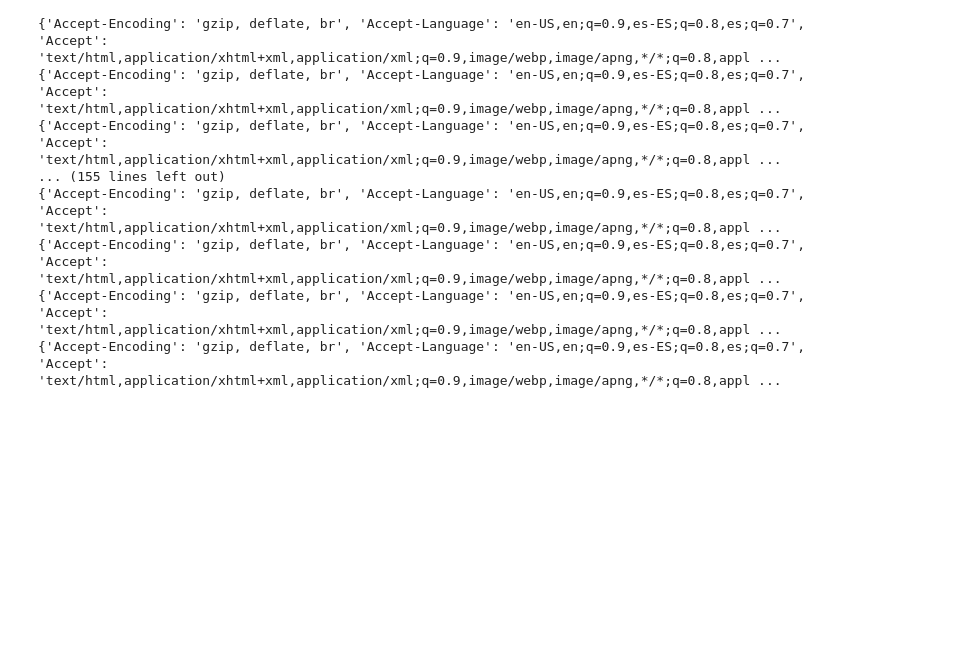
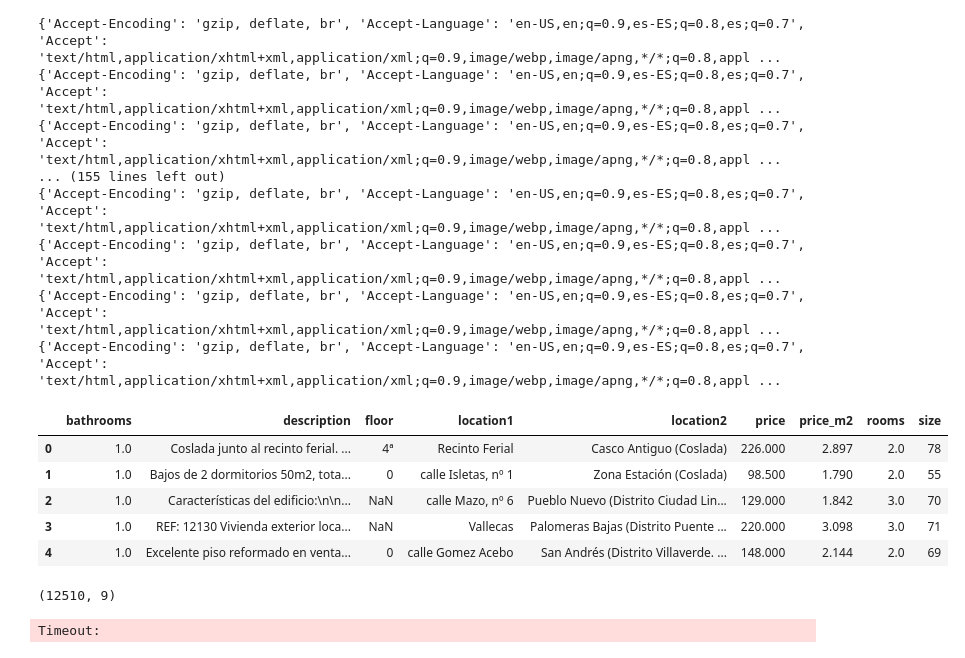
Before and after one commit to carlosdsaez/data_final_project, a Jupyter notebook: python/pisos.com.ipynb, the cells around one changed output. Saved outputs shown, nothing was run; the diff lists cells and outputs as text; code cells hidden in the pictures; blank space fills up the shorter version.

```diff
--- a/python/pisos.com.ipynb
+++ b/python/pisos.com.ipynb
@@ -311,3 +313,18 @@ resultado350_520 = kickstart(URL_general, range(350, 521), headers)
 {'Accept-Encoding': 'gzip, deflate, br', 'Accept-Language': 'en-US,en;q=0.9,es-ES;q=0.8,es;q=0.7', 'Accept': 'text/html,application/xhtml+xml,application/xml;q=0.9,image/webp,image/apng,*/*;q=0.8,appl ...
 {'Accept-Encoding': 'gzip, deflate, br', 'Accept-Language': 'en-US,en;q=0.9,es-ES;q=0.8,es;q=0.7', 'Accept': 'text/html,application/xhtml+xml,application/xml;q=0.9,image/webp,image/apng,*/*;q=0.8,appl ...
 {'Accept-Encoding': 'gzip, deflate, br', 'Accept-Language': 'en-US,en;q=0.9,es-ES;q=0.8,es;q=0.7', 'Accept': 'text/html,application/xhtml+xml,application/xml;q=0.9,image/webp,image/apng,*/*;q=0.8,appl ...
+# %%
+data = pd.DataFrame(total)
+# %%
+data.head()
+# %% [output]
+|  | bathrooms | description | floor | location1 | location2 | price | price_m2 | rooms | size |
+| 0 | 1.0 | Coslada junto al recinto ferial. ... | 4ª | Recinto Ferial | Casco Antiguo (Coslada) | 226.000 | 2.897 | 2.0 | 78 |
+| 1 | 1.0 | Bajos de 2 dormitorios 50m2, tota... | 0 | calle Isletas, nº 1 | Zona Estación (Coslada) | 98.500 | 1.790 | 2.0 | 55 |
+| 2 | 1.0 | Características del edificio:\n\n... | NaN | calle Mazo, nº 6 | Pueblo Nuevo (Distrito Ciudad Lin... | 129.000 | 1.842 | 3.0 | 70 |
+| 3 | 1.0 | REF: 12130 Vivienda exterior loca... | NaN | Vallecas | Palomeras Bajas (Distrito Puente ... | 220.000 | 3.098 | 3.0 | 71 |
+| 4 | 1.0 | Excelente piso reformado en venta... | 0 | calle Gomez Acebo | San Andrés (Distrito Villaverde. ... | 148.000 | 2.144 | 2.0 | 69 |
+# %%
+data.shape
+# %% [output]
+(12510, 9)
@@ -313,0 +335,6 @@ resultado350_520 = kickstart(URL_general, range(350, 521), headers)
+# %%
+#geocode_result = gmaps.geocode('1600 Amphitheatre Parkway, Mountain View, CA')
+
+geocode_result = gmaps.geocode('Recinto Ferial, Casco Antiguo (Coslada)')
+# %% [output]
+Timeout:
```
Also changed, not shown: parts of 18 cells of this notebook, 2 other files.
